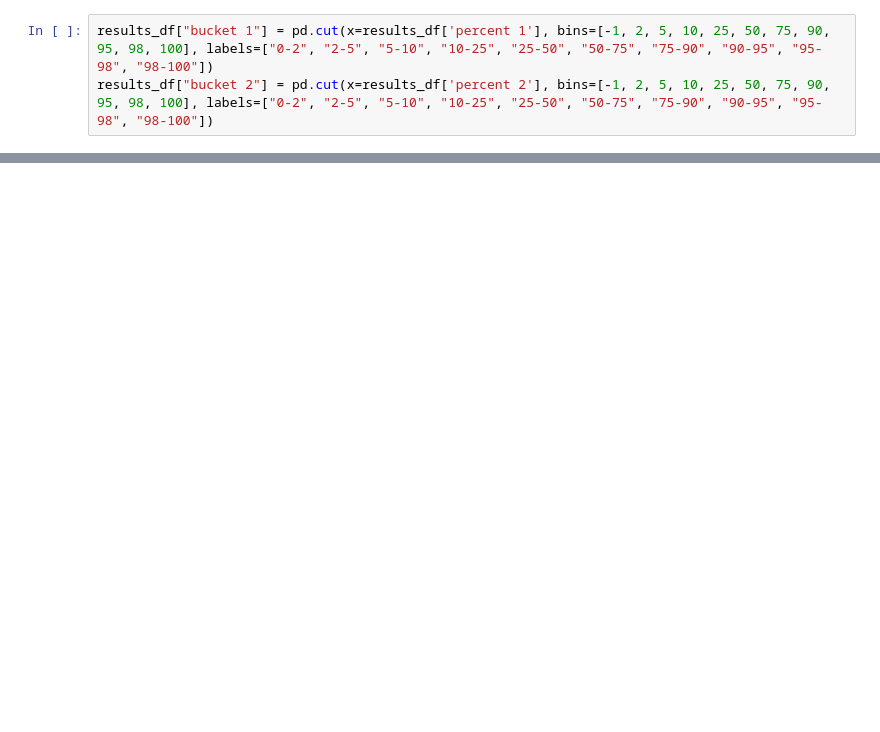
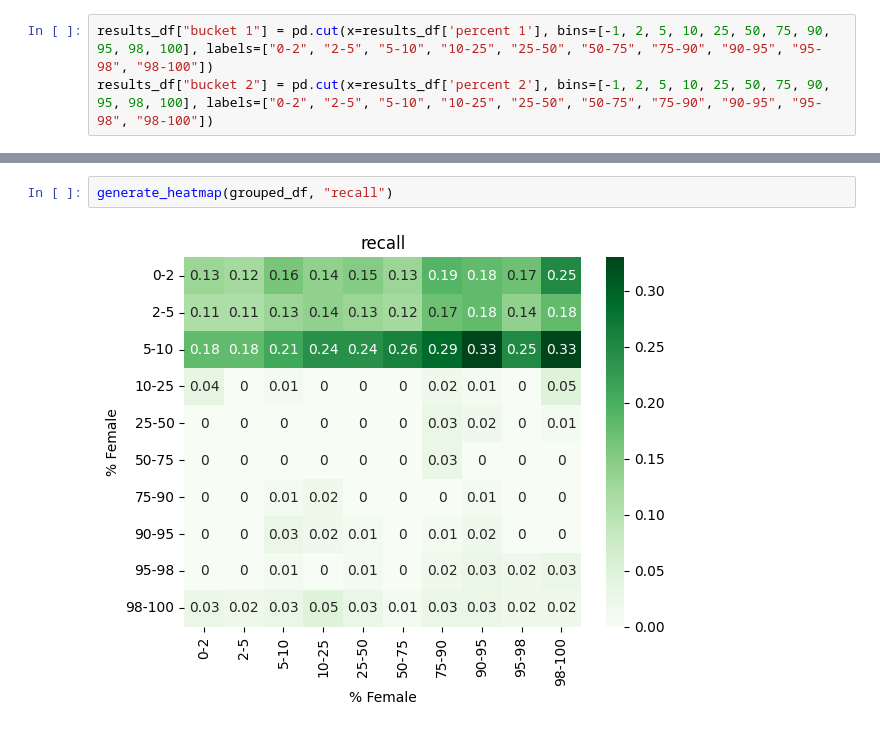
Before and after one commit to clarisw/517-final-project, a Jupyter notebook: generate_heatmaps.ipynb, the cells around one changed output, grey strips where cells are left out. Saved outputs shown, nothing was run; the diff lists cells and outputs as text; blank space fills up the shorter version.

```diff
--- a/generate_heatmaps.ipynb
+++ b/generate_heatmaps.ipynb
@@ -130,0 +111,4 @@ KeyError: "'seagreen' is not a known colormap name"
+# %%
+generate_heatmap(grouped_df, "recall")
+# %% [output]
+[figure, added]
```
Also changed, not shown: parts of 12 cells of this notebook.
